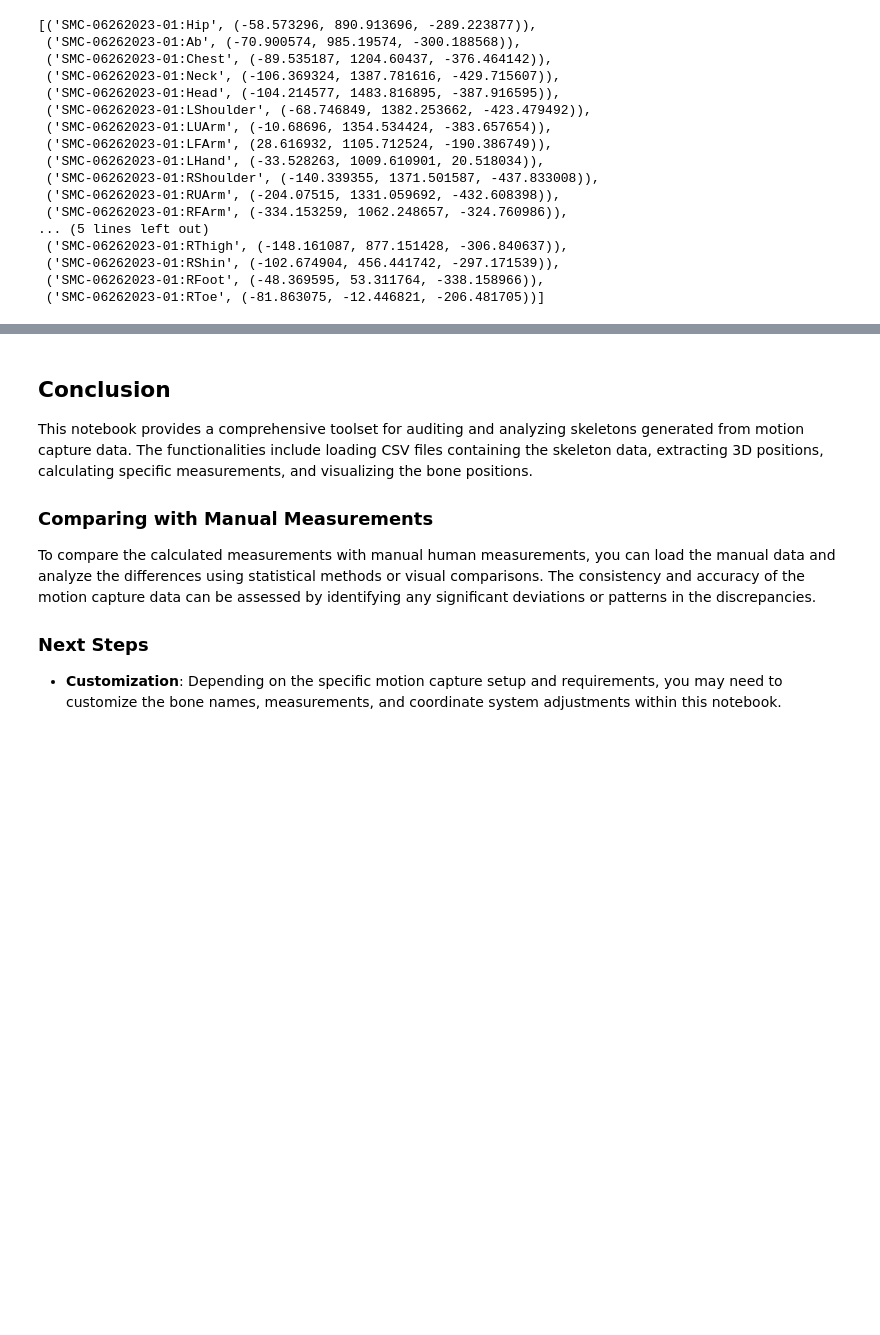
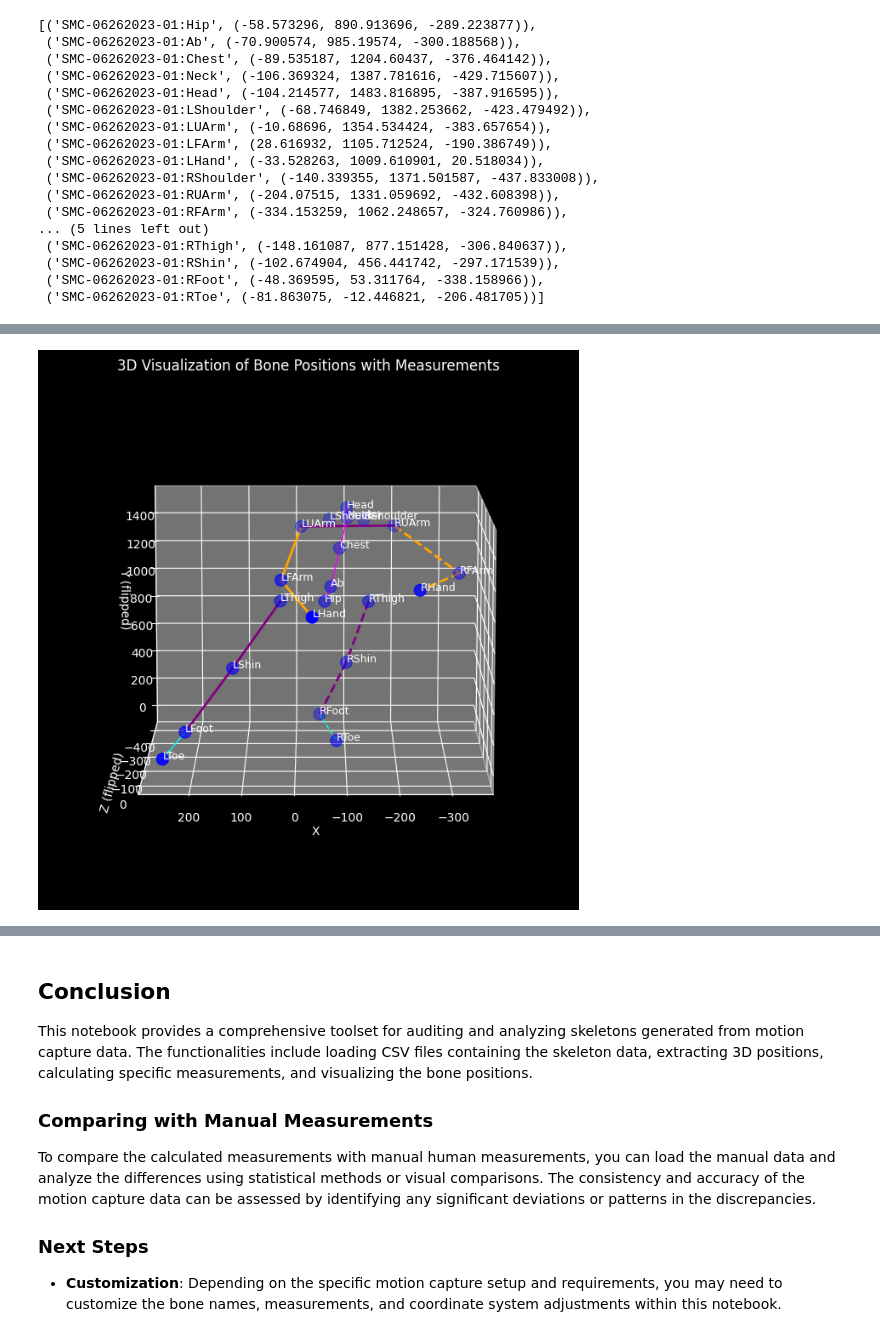
Before and after one commit to HaukeCornell/Audit_Skeletons, a Jupyter notebook: skeleton_measurements.ipynb, the cells around one changed output, grey strips where cells are left out. Drawn from its saved outputs; the diff is of its cells as text; code cells hidden in the pictures; blank space fills up the shorter version.

```diff
--- a/skeleton_measurements.ipynb
+++ b/skeleton_measurements.ipynb
@@ -169,0 +361,66 @@ plot_bone_positions_flipped(frames_data[0])
+# %%
+# Function to plot the bone positions and measurements
+def plot_bone_positions_and_measurements(frame_positions, bone_names):
+    # Extracting the X, Y, Z coordinates
+    x_values = [pos[0] for pos in frame_positions]
+    y_values = [pos[2] for pos in frame_positions]  # Flipping Y and Z
+    z_values = [pos[1] for pos in frame_positions]  # Flipping Y and Z
+
+    # Plotting the 3D scatter plot
+    fig = plt.figure(figsize=(10, 8))
+    ax = fig.add_subplot(111, projection='3d')
+    ax.scatter(x_values, y_values, z_values, c='blue', s=100)
+    for i, bone_name in enumerate(bone_names):
+        ax.text(x_values[i], y_values[i], z_values[i], bone_name.split(":")[-1], fontsize=9)
+
+    # Drawing measurements: Leg and Arm sections
+    for side, color, linestyle in [("L", "r", "-"), ("R", "g", "--")]:
+        leg_bones = [f"{skeleton_identifier}:{side}Thigh", f"{skeleton_identifier}:{side}Shin", f"{skeleton_identifier}:{side}Foot"]
+        arm_bones = [f"{skeleton_identifier}:{side}UArm", f"{skeleton_identifier}:{side}FArm", f"{skeleton_identifier}:{side}Hand"]  # Excluding shoulder
+        for bones, c in zip([leg_bones, arm_bones], ["purple", "orange"]):
+            for b1, b2 in zip(bones[:-1], bones[1:]):
+                ax.plot([frame_positions[bone_names.index(b1)][0], frame_positions[bone_names.index(b2)][0]],
+                        [frame_positions[bone_names.index(b1)][2], frame_positions[bone_names.index(b2)][2]],
+                        [frame_positions[bone_names.index(b1)][1], frame_positions[bone_names.index(b2)][1]],
+                        color=c, linestyle=linestyle, linewidth=2)
+
+    # Drawing measurements: Shoulder Width
+    l_uarm = f"{skeleton_identifier}:LUArm"  # Using upper arm for stability
+    r_uarm = f"{skeleton_identifier}:RUArm"  # Using upper arm for stability
+    ax.plot([frame_positions[bone_names.index(l_uarm)][0], frame_positions[bone_names.index(r_uarm)][0]],
+            [frame_positions[bone_names.index(l_uarm)][2], frame_positions[bone_names.index(r_uarm)][2]],
+            [frame_positions[bone_names.index(l_uarm)][1], frame_positions[bone_names.index(r_uarm)][1]],
+            color="purple", linewidth=2)
+
+    # Drawing the upper body line: Head-Neck-Chest-Ab-Hip
+    upper_body_bones = [f"{skeleton_identifier}:Head", f"{skeleton_identifier}:Neck", f"{skeleton_identifier}:Chest", f"{skeleton_identifier}:Ab", f"{skeleton_identifier}:Hip"]  # Including Neck
+    for b1, b2 in zip(upper_body_bones[:-1], upper_body_bones[1:]):
+        ax.plot([frame_positions[bone_names.index(b1)][0], frame_positions[bone_names.index(b2)][0]],
+                [frame_positions[bone_names.index(b1)][2], frame_positions[bone_names.index(b2)][2]],
+                [frame_positions[bone_names.index(b1)][1], frame_positions[bone_names.index(b2)][1]],
+                color="magenta", linewidth=1)
+
+    # Drawing lines from Foot to Toe for both sides
+    for side, color, linestyle in [("L", "cyan", "-"), ("R", "cyan", "--")]:
+        foot = f"{skeleton_identifier}:{side}Foot"
+        toe = f"{skeleton_identifier}:{side}Toe"
+        ax.plot([frame_positions[bone_names.index(foot)][0], frame_positions[bone_names.index(toe)][0]],
+                [frame_positions[bone_names.index(foot)][2], frame_positions[bone_names.index(toe)][2]],
+                [frame_positions[bone_names.index(foot)][1], frame_positions[bone_names.index(toe)][1]],
+                color=color,  linestyle=linestyle, linewidth=1)
+
+    # Labels and title
+    ax.set_xlabel('X')
+    ax.set_ylabel('Z (flipped)')
+    ax.set_zlabel('Y (flipped)')
+    ax.view_init(azim=90, elev=10)  # Rotate view and set a more frontal perspective
+    plt.title('3D Visualization of Bone Positions with Measurements')
+    plt.show()
+
+# Skeleton identifier (update according to your CSV file)
+skeleton_identifier = bone_names[0].split(":")[0]
+
+# Plotting the bone positions and measurements for the first frame
+plot_bone_positions_and_measurements(frames_data[0], bone_names)
+# %% [output]
+[figure, added]
```
Also changed, not shown: parts of 12 cells of this notebook.
